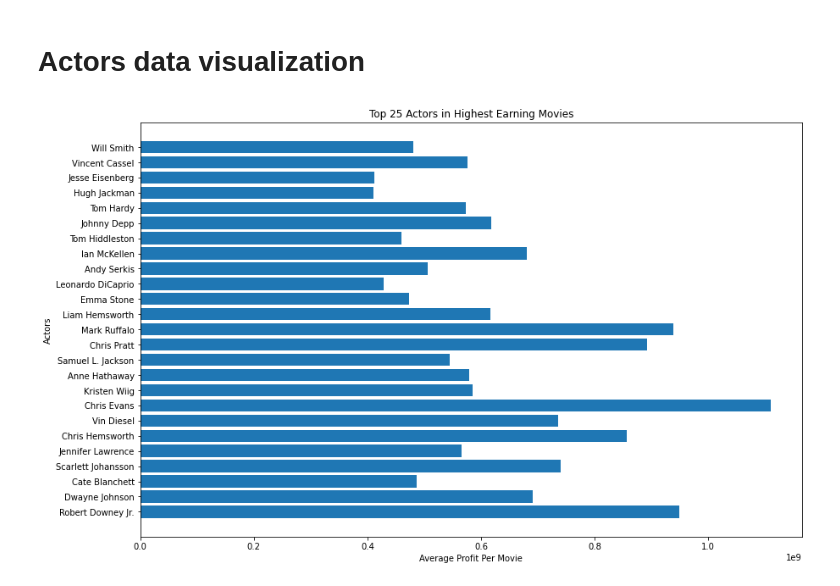
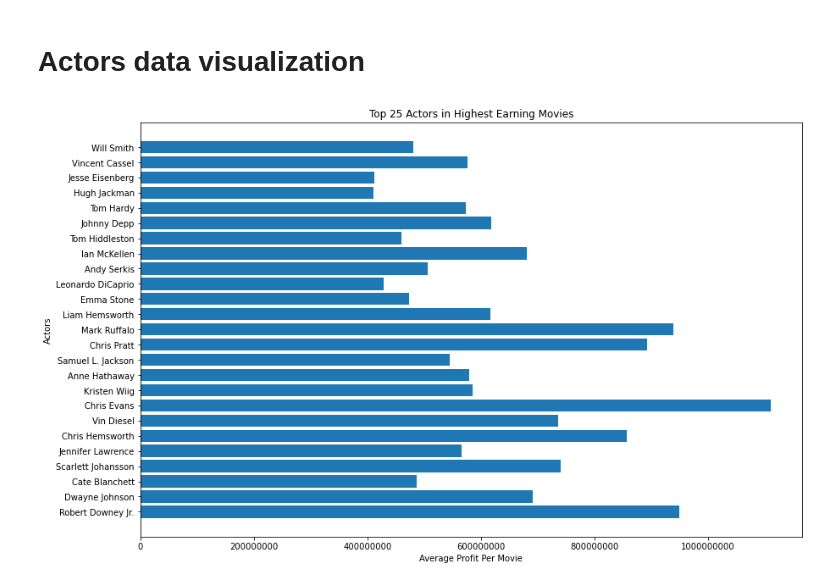
Before and after one commit to JordanMang/phase_1_id10t_team, a Jupyter notebook: working_jupyter_notebooks/am.ipynb, the cells around one changed output. Saved outputs shown, nothing was run; the diff lists cells and outputs as text; code cells hidden in the pictures.

```diff
--- a/working_jupyter_notebooks/am.ipynb
+++ b/working_jupyter_notebooks/am.ipynb
@@ -347,16 +350,16 @@ rev_actor[0]
 # %%
 fig, ax = plt.subplots(figsize=(14,9))
 
 
 x = rev_actor
 y = top_25_actors
 
 ax.set_title("Top 25 Actors in Highest Earning Movies")
 ax.set_ylabel("Actors")
 ax.set_xlabel("Average Profit Per Movie")
 
+ax.ticklabel_format(axis='x', style='plain')
+
 ax.barh(width=x, y=y);
-
-#plot.ticklabel_format(style='plain', scilimits=(0,20), axis='y')
 # %% [output]
-[figure, old version]
+[figure, new version]
```
Also changed, not shown: parts of 3 cells of this notebook.
